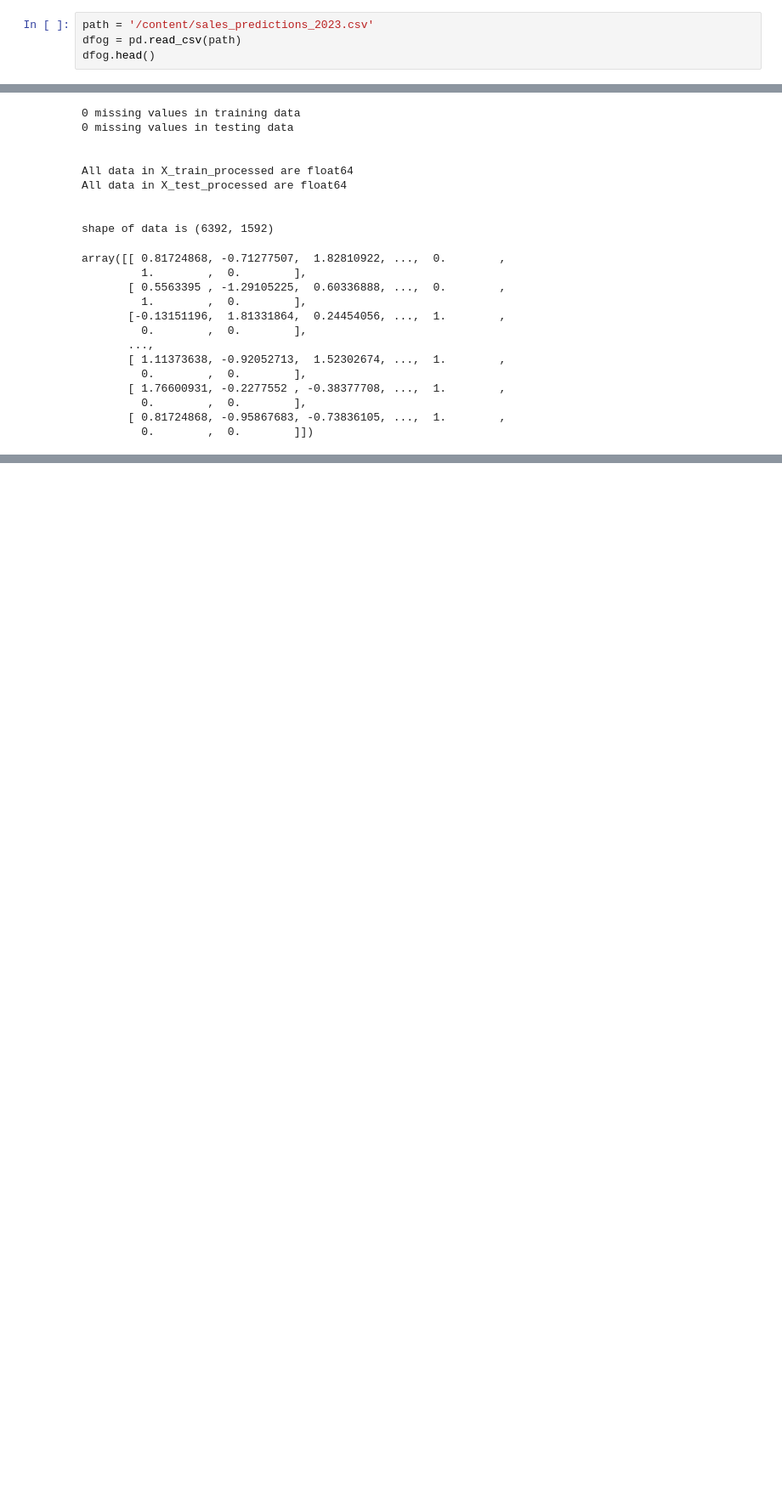
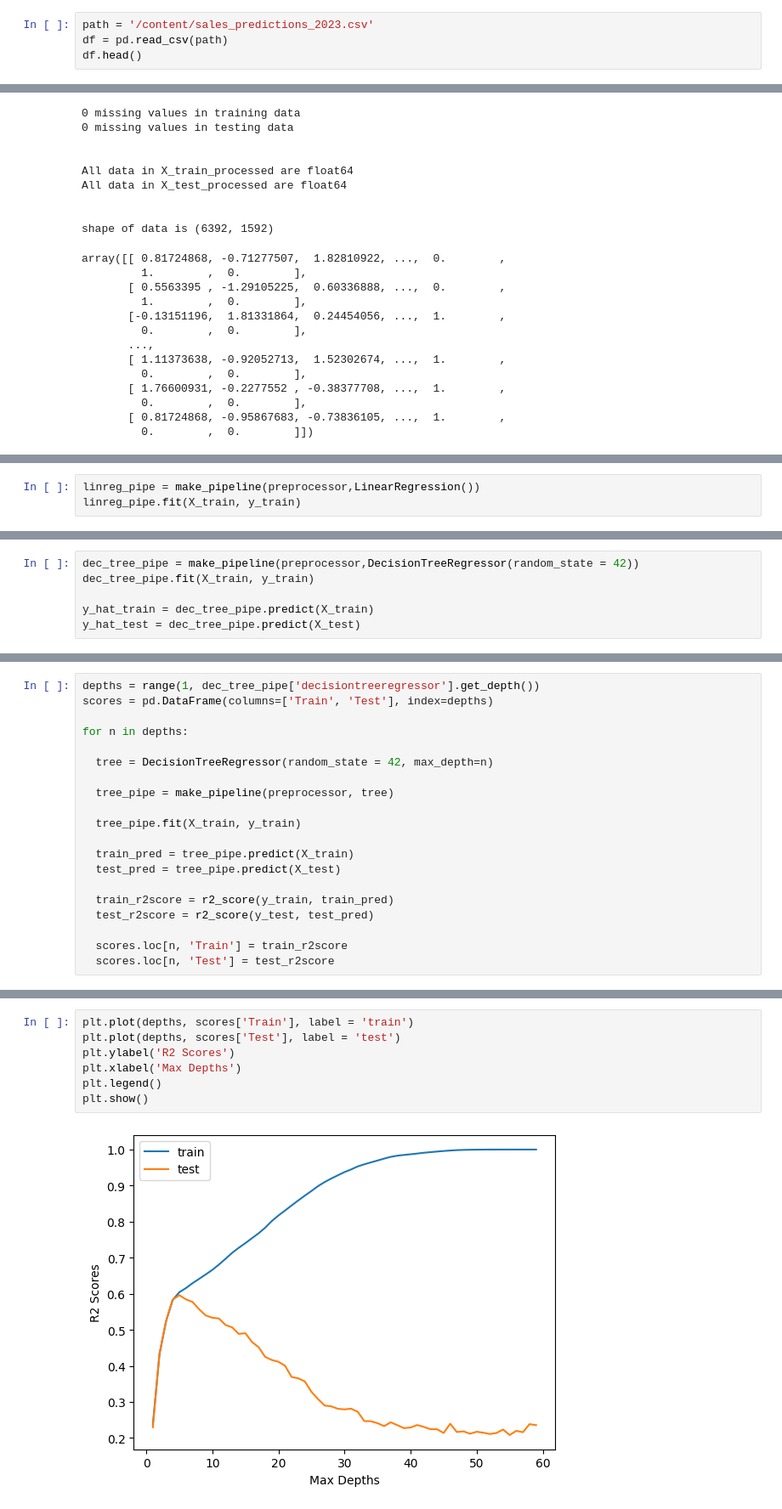
Before and after one commit to GregoryL12/Prediction-of-Product-Sales, a Jupyter notebook: Prediction_of_Product_Sales.ipynb, the cells around one changed output, grey strips where cells are left out. Shown at 85% size. Cells and saved outputs as stored; diff of their text form; blank space fills up the shorter version.

```diff
--- a/Prediction_of_Product_Sales.ipynb
+++ b/Prediction_of_Product_Sales.ipynb
@@ -351,8 +349,8 @@ from sklearn import set_config
 set_config(display='diagram')
 # %%
 path = '/content/sales_predictions_2023.csv'
-dfog = pd.read_csv(path)
-dfog.head()
+df = pd.read_csv(path)
+df.head()
 # %% [output]
 |  | Item_Identifier | Item_Weight | Item_Fat_Content | Item_Visibility | Item_Type | Item_MRP | ... |
 | 0 | FDA15 | 9.30 | Low Fat | 0.016047 | Dairy | 249.8092 | ... |
@@ -517,0 +534,3 @@ array([[ 0.81724868, -0.71277507,  1.82810922, ...,  0.        ,
+# %%
+linreg_pipe = make_pipeline(preprocessor,LinearRegression())
+linreg_pipe.fit(X_train, y_train)
@@ -517,0 +587,6 @@ array([[ 0.81724868, -0.71277507,  1.82810922, ...,  0.        ,
+# %%
+dec_tree_pipe = make_pipeline(preprocessor,DecisionTreeRegressor(random_state = 42))
+dec_tree_pipe.fit(X_train, y_train)
+
+y_hat_train = dec_tree_pipe.predict(X_train)
+y_hat_test = dec_tree_pipe.predict(X_test)
@@ -517,0 +608,20 @@ array([[ 0.81724868, -0.71277507,  1.82810922, ...,  0.        ,
+# %%
+depths = range(1, dec_tree_pipe['decisiontreeregressor'].get_depth())
+scores = pd.DataFrame(columns=['Train', 'Test'], index=depths)
+
+for n in depths:
+
+  tree = DecisionTreeRegressor(random_state = 42, max_depth=n)
+
+  tree_pipe = make_pipeline(preprocessor, tree)
+
+  tree_pipe.fit(X_train, y_train)
+
+  train_pred = tree_pipe.predict(X_train)
+  test_pred = tree_pipe.predict(X_test)
+
+  train_r2score = r2_score(y_train, train_pred)
+  test_r2score = r2_score(y_test, test_pred)
+
+  scores.loc[n, 'Train'] = train_r2score
+  scores.loc[n, 'Test'] = test_r2score
@@ -517,0 +648,9 @@ array([[ 0.81724868, -0.71277507,  1.82810922, ...,  0.        ,
+# %%
+plt.plot(depths, scores['Train'], label = 'train')
+plt.plot(depths, scores['Test'], label = 'test')
+plt.ylabel('R2 Scores')
+plt.xlabel('Max Depths')
+plt.legend()
+plt.show()
+# %% [output]
+[figure, added]
```
Also changed, not shown: parts of 24 cells of this notebook.
